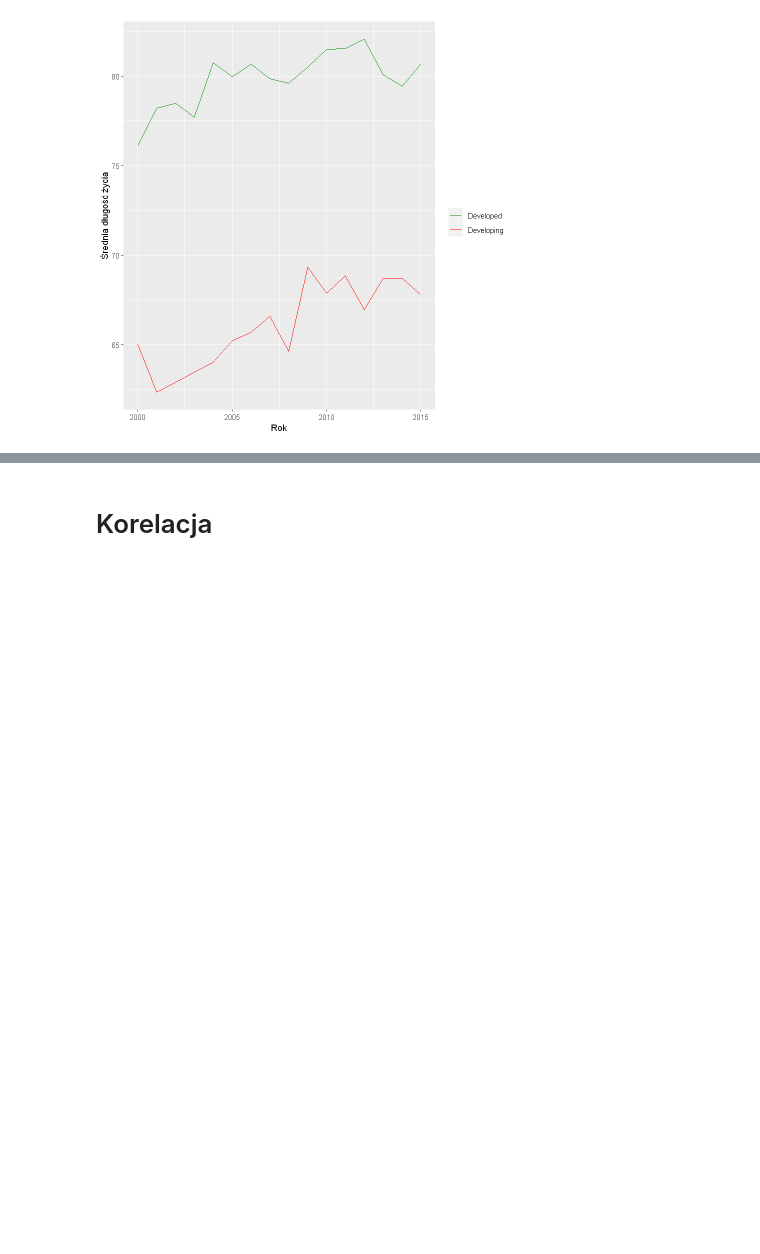
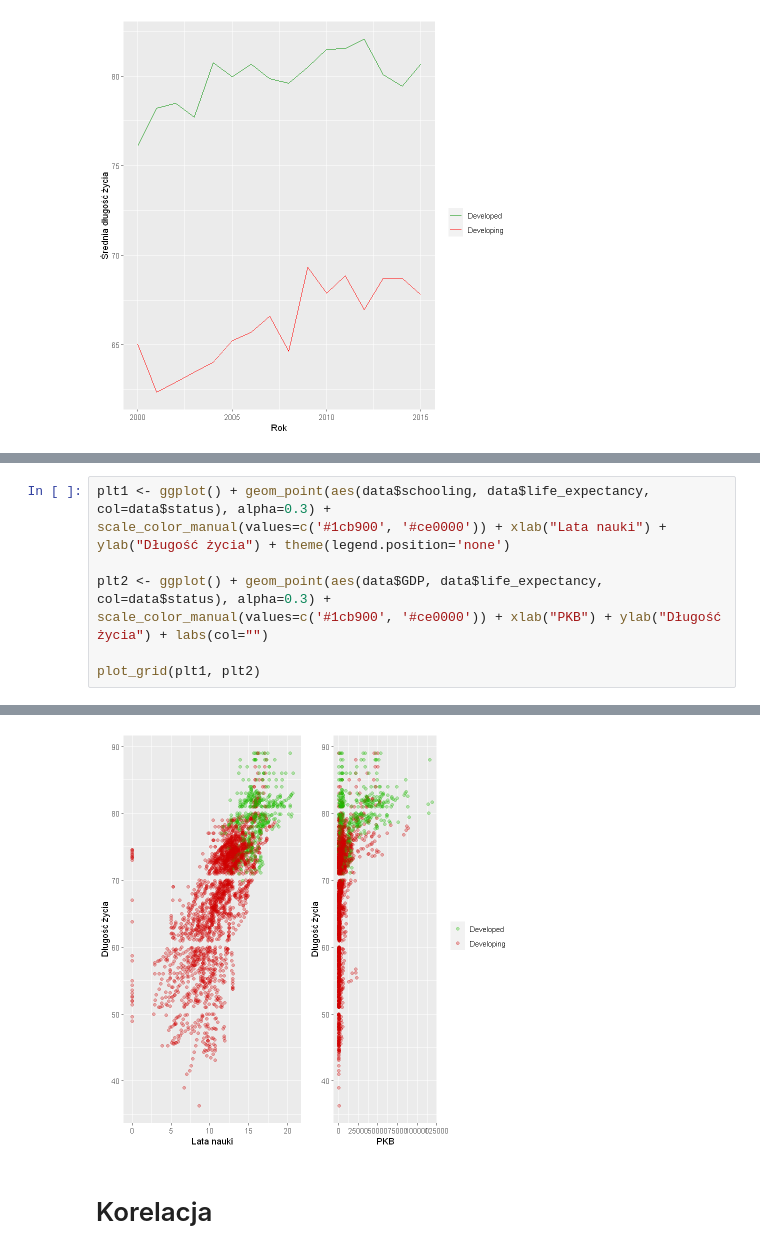
Before and after one commit to Szymex49/What_affects_life_expectancy-statistical_analysis, a Jupyter notebook: Malec.ipynb, the cells around one changed output, grey strips where cells are left out. Drawn from its saved outputs; the diff is of its cells as text; blank space fills up the shorter version.

```diff
--- a/Malec.ipynb
+++ b/Malec.ipynb
@@ -114,0 +110,9 @@ Warning message:
+# %%
+plt1 <- ggplot() + geom_point(aes(data$schooling, data$life_expectancy, col=data$status), alpha=0.3) +
+scale_color_manual(values=c('#1cb900', '#ce0000')) + xlab("Lata nauki") + ylab("Długość życia") + theme(legend.position='none')
+
+plt2 <- ggplot() + geom_point(aes(data$GDP, data$life_expectancy, col=data$status), alpha=0.3) +
+scale_color_manual(values=c('#1cb900', '#ce0000')) + xlab("PKB") + ylab("Długość życia") + labs(col="")
+
+plot_grid(plt1, plt2)
+# %% [output]
@@ -115,3 +123,4 @@ Warning message:
+[figure, added]
 # %% [markdown]
 # Korelacja
 # %%
```
Also changed, not shown: parts of 3 cells of this notebook, 3 other files.
